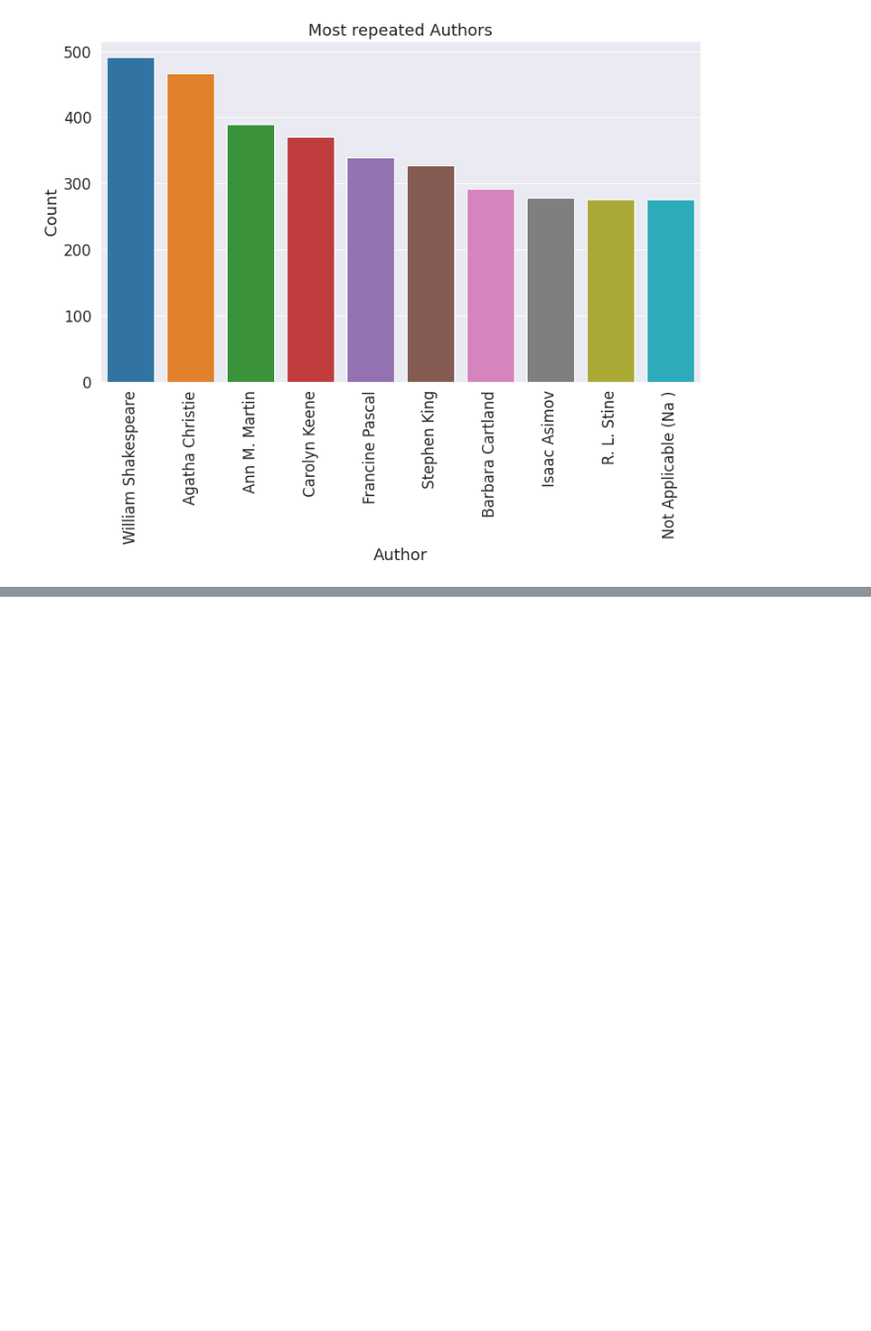
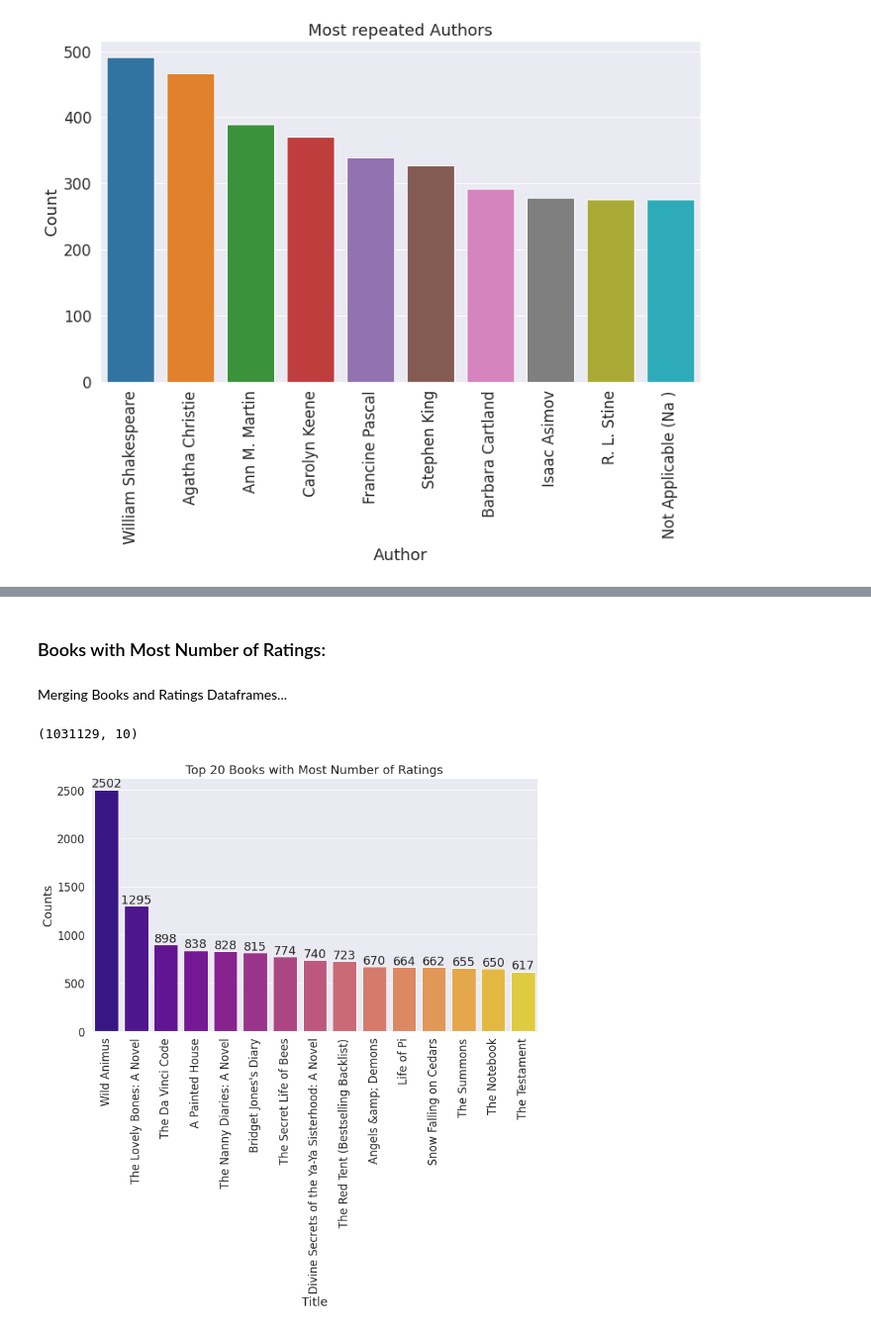
Before and after one commit to RanojoyBiswas/Book-Recommendation-System---Ranajay-Biswas, a Jupyter notebook: Book_Recommendation_System_Ranajay_Biswas.ipynb, the cells around one changed output, grey strips where cells are left out. Shown at 99% size. Cells and saved outputs as stored; diff of their text form; code cells hidden in the pictures; blank space fills up the shorter version.

```diff
--- a/Book_Recommendation_System_Ranajay_Biswas.ipynb
+++ b/Book_Recommendation_System_Ranajay_Biswas.ipynb
@@ -358,0 +444,7 @@ barplot('Author', 'Count', b, 'Most repeated Authors', rot =1, pal = 'tab10')
+# %% [markdown]
+### Books with Most Number of Ratings:
+# %% [markdown]
+Merging Books and Ratings Dataframes...
+# %%
+# merging books and ratings columns together on 'ISBN' column
+book_ratings = ratings.merge(books,on='ISBN')
@@ -358,0 +453,12 @@ barplot('Author', 'Count', b, 'Most repeated Authors', rot =1, pal = 'tab10')
+# %%
+book_ratings.shape
+# %% [output]
+(1031129, 10)
+# %%
+book_val = pd.DataFrame(book_ratings['Book-Title'].value_counts().sort_values(ascending = False)).reset_index().head(15)
+# %%
+book_val.rename(columns = {'index': 'Title', 'Book-Title': 'Counts'}, inplace = True)
+# %%
+barplot('Title', 'Counts', book_val, 'Top 20 Books with Most Number of Ratings', pal = 'plasma', annot = 1, rot=1 )
+# %% [output]
+[figure, added]
```
Also changed, not shown: parts of 29 cells of this notebook.
